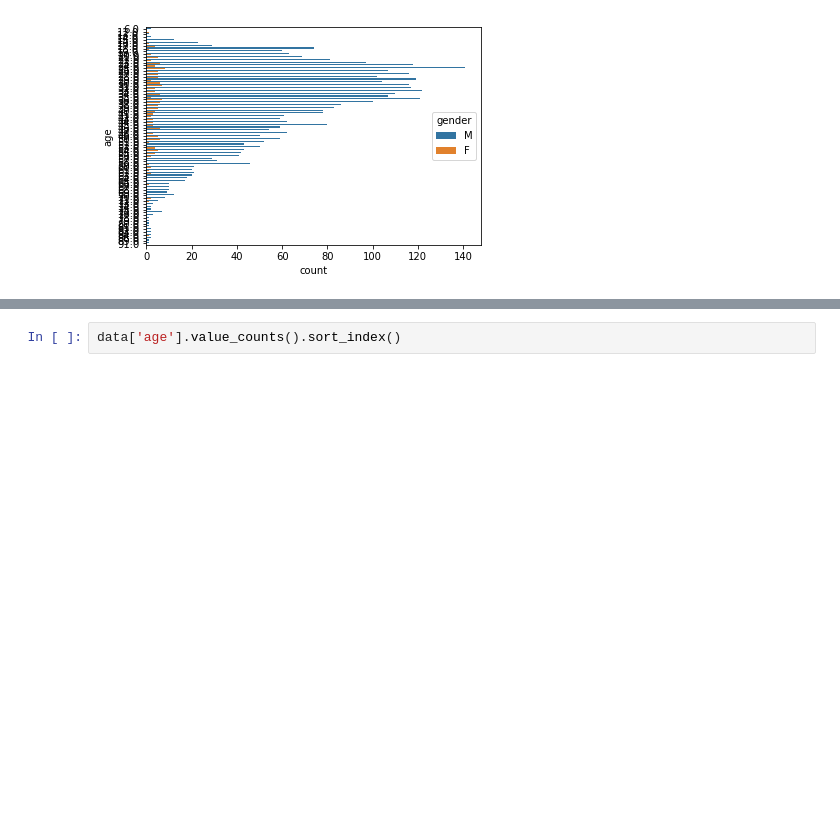
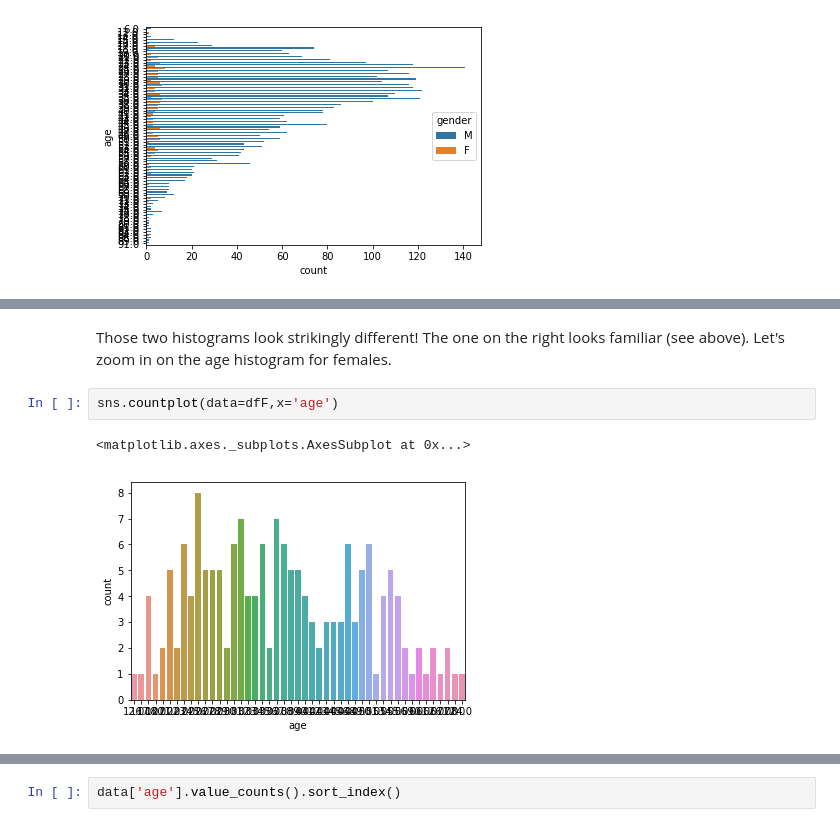
Before and after one commit to lcommons/portfolio, a Jupyter notebook: policeshootings/PoliceShootings.ipynb, the cells around one changed output, grey strips where cells are left out. Saved outputs shown, nothing was run; the diff lists cells and outputs as text; blank space fills up the shorter version.

```diff
--- a/policeshootings/PoliceShootings.ipynb
+++ b/policeshootings/PoliceShootings.ipynb
@@ -143,0 +186,7 @@ sns.countplot(data=data,y='age',hue='gender')
+# %% [markdown]
+Those two histograms look strikingly different! The one on the right looks familiar (see above). Let's zoom in on the age histogram for females.
+# %%
+sns.countplot(data=dfF,x='age')
+# %% [output]
+<matplotlib.axes._subplots.AxesSubplot at 0x...>
+[figure, added]
```
Also changed, not shown: parts of 18 cells of this notebook, 1 other file.
